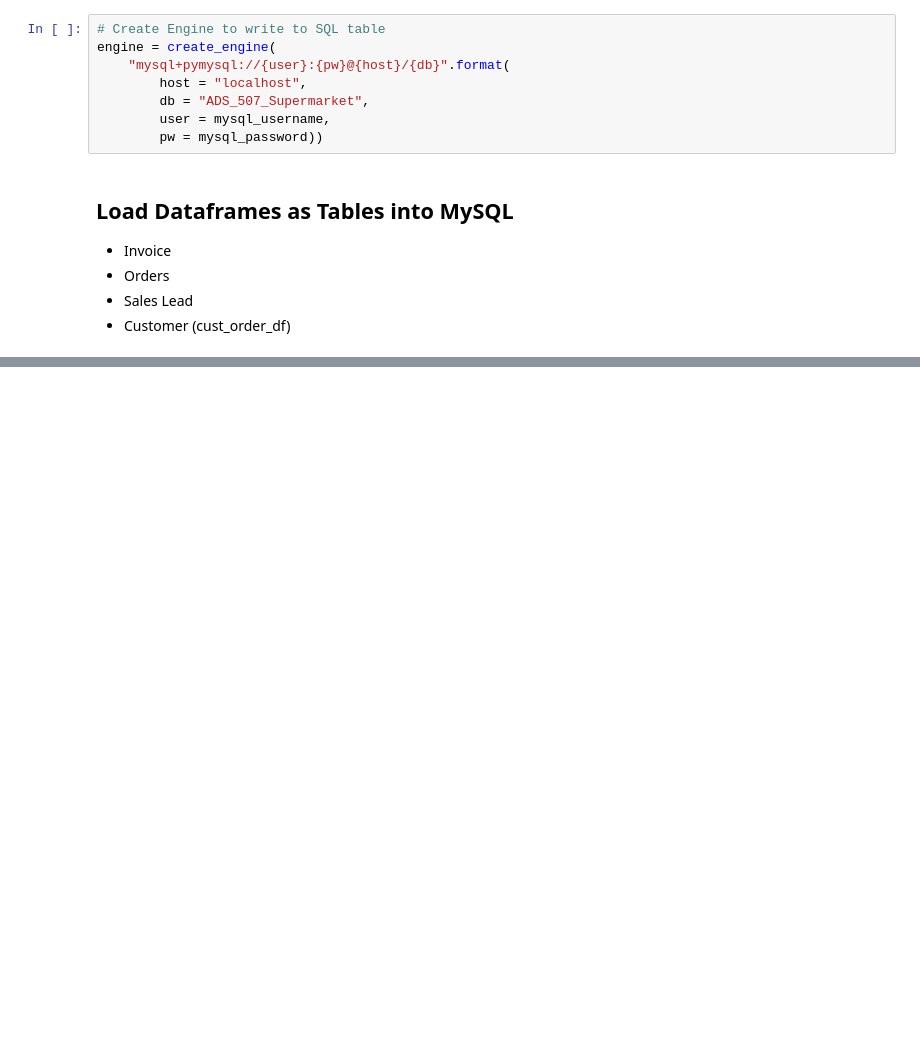
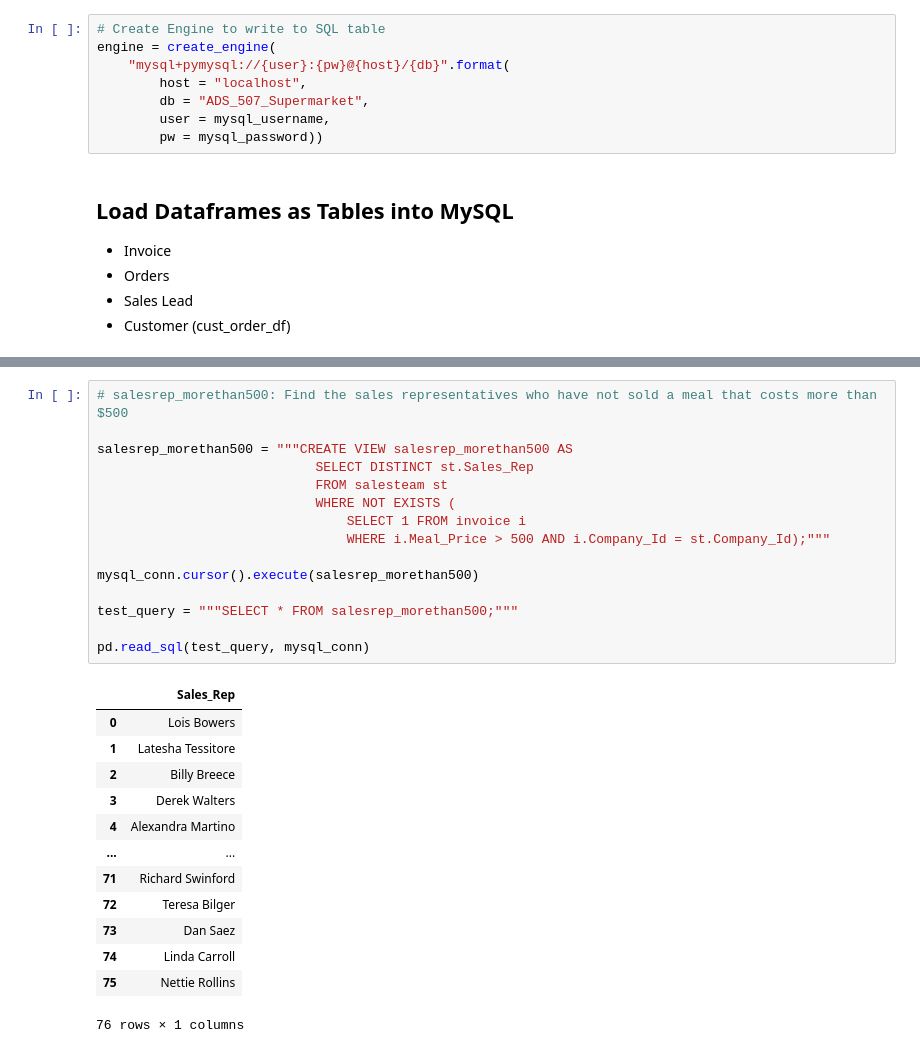
Before and after one commit to nlee98/ADS-507-Data-Engineering, a Jupyter notebook: ADS-507_FinalProject_NL-2023-02-13.ipynb, the cells around one changed output, grey strips where cells are left out. Saved outputs shown, nothing was run; the diff lists cells and outputs as text; blank space fills up the shorter version.

```diff
--- a/ADS-507_FinalProject_NL-2023-02-13.ipynb
+++ b/ADS-507_FinalProject_NL-2023-02-13.ipynb
@@ -718,0 +674,29 @@ pd.read_sql(test_query, mysql_conn)
+# %%
+# salesrep_morethan500: Find the sales representatives who have not sold a meal that costs more than $500
+
+salesrep_morethan500 = """CREATE VIEW salesrep_morethan500 AS
+                            SELECT DISTINCT st.Sales_Rep
+                            FROM salesteam st
+                            WHERE NOT EXISTS (
+                                SELECT 1 FROM invoice i
+                                WHERE i.Meal_Price > 500 AND i.Company_Id = st.Company_Id);"""
+
+mysql_conn.cursor().execute(salesrep_morethan500)
+
+test_query = """SELECT * FROM salesrep_morethan500;"""
+
+pd.read_sql(test_query, mysql_conn)
+# %% [output]
+|  | Sales_Rep |
+| 0 | Lois Bowers |
+| 1 | Latesha Tessitore |
+| 2 | Billy Breece |
+| 3 | Derek Walters |
+| 4 | Alexandra Martino |
+| ... | ... |
+| 71 | Richard Swinford |
+| 72 | Teresa Bilger |
+| 73 | Dan Saez |
+| 74 | Linda Carroll |
+| 75 | Nettie Rollins |
+76 rows × 1 columns
```
Also changed, not shown: parts of 45 cells of this notebook.
